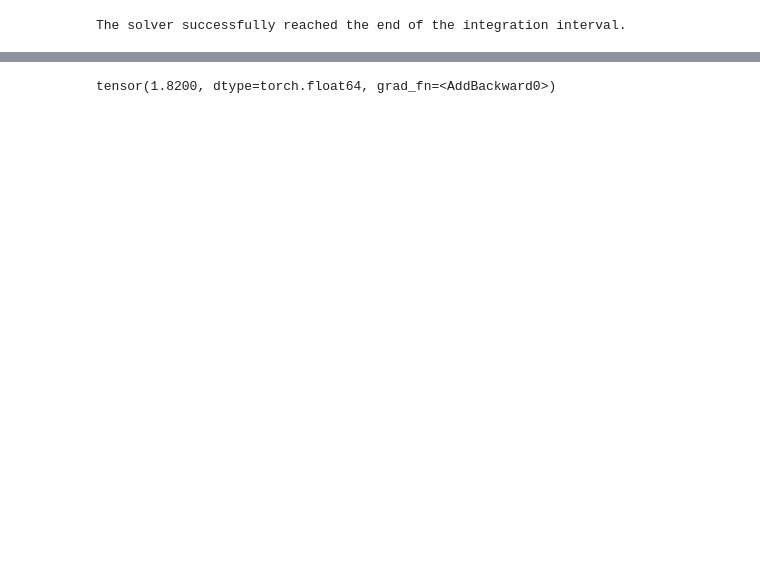
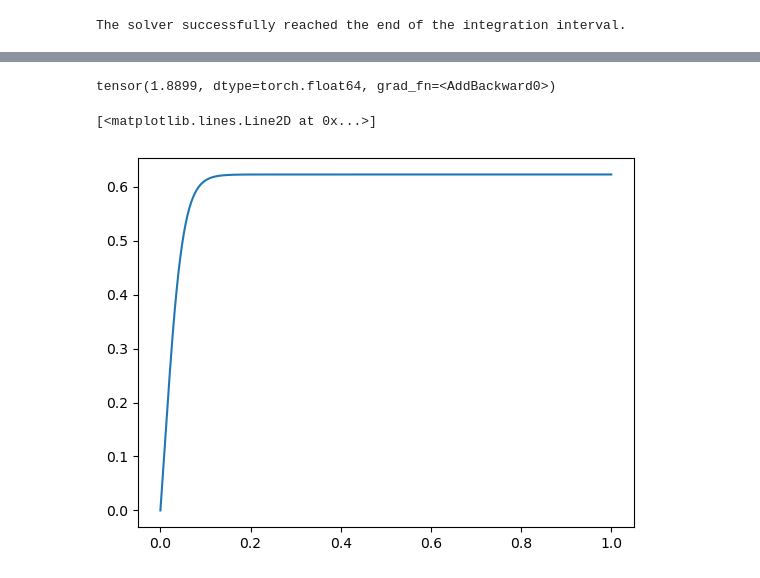
Before and after one commit to datameerkat/PINN-Project-02456, a Jupyter notebook: Notebooks/Simons Attempt 2.ipynb, the cells around one changed output, grey strips where cells are left out. Drawn from its saved outputs; the diff is of its cells as text; code cells hidden in the pictures; blank space fills up the shorter version.

```diff
--- a/Notebooks/Simons Attempt 2.ipynb
+++ b/Notebooks/Simons Attempt 2.ipynb
@@ -210,6 +275,12 @@ tensor(0.0146, grad_fn=<AddBackward0>)
 # %%
 # Testing IC loss
-loss = get_loss_data(t_num[0], net, S_data[0], I_data[0], R_data[0])
+loss = get_loss_initial_condition(t_num[0], net, S_data[0], I_data[0], R_data[0])
 print(loss)
+# Testing smoothing
+plt.figure()
+xlin = torch.linspace(0, 1.0, 1000)
+plt.plot(xlin, smooth_thresholding(xlin, torch.tensor(0.01), torch.tensor(50.0)))
 # %% [output]
-tensor(1.8200, dtype=torch.float64, grad_fn=<AddBackward0>)
+tensor(1.8899, dtype=torch.float64, grad_fn=<AddBackward0>)
+[<matplotlib.lines.Line2D at 0x...>]
+[figure, added]
```
Also changed, not shown: parts of 15 cells of this notebook, 3 other files.
